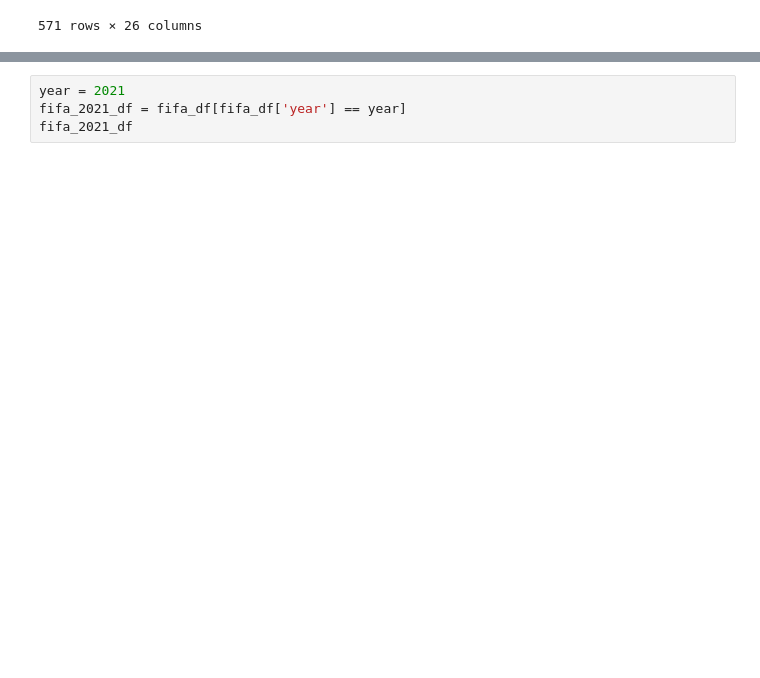
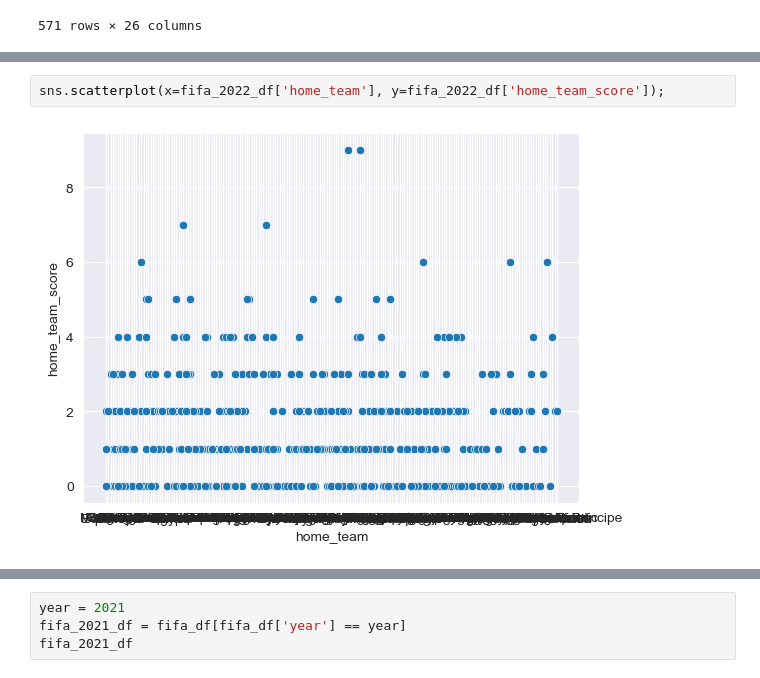
Before and after one commit to ZacharyHurt89/DataDivers_Group_Repo, a Jupyter notebook: In_Work_ZH/initial_data_pull.ipynb, the cells around one changed output, grey strips where cells are left out. Cells and saved outputs as stored; diff of their text form; blank space fills up the shorter version.

```diff
--- a/In_Work_ZH/initial_data_pull.ipynb
+++ b/In_Work_ZH/initial_data_pull.ipynb
@@ -319,0 +391,4 @@ fifa_2022_df.describe()
+# %%
+sns.scatterplot(x=fifa_2022_df['home_team'], y=fifa_2022_df['home_team_score']);
+# %% [output]
+[figure, added]
```
Also changed, not shown: parts of 5 cells of this notebook.
